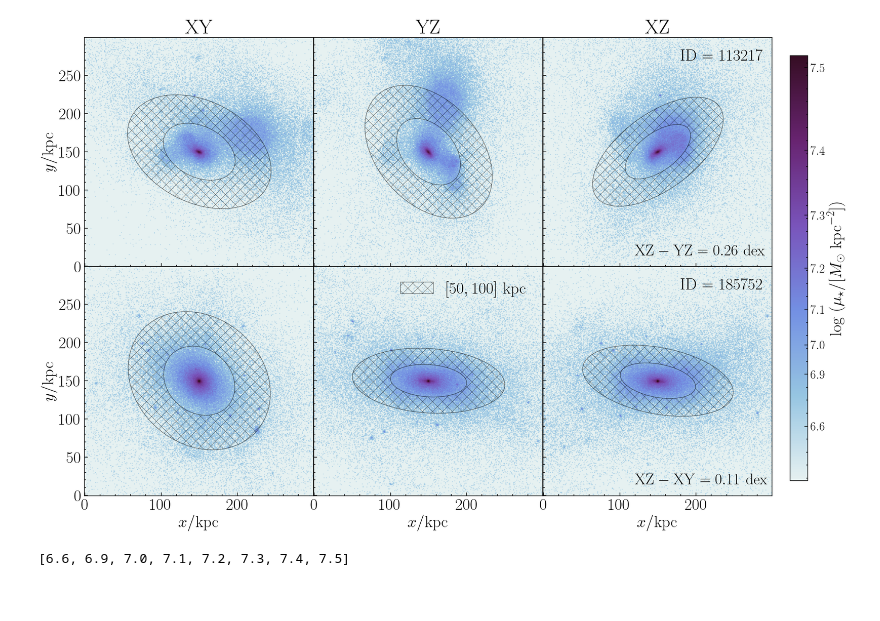
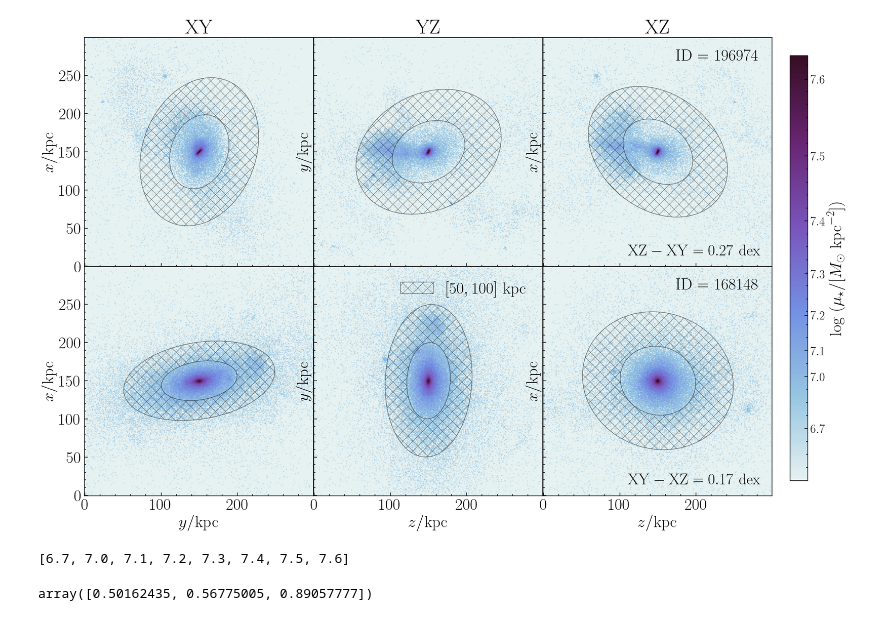
Before and after one commit to Xuchuyi/HaloMassProxy, a Jupyter notebook: FigureNotebook/FigA1.ipynb, the cells around one changed output. Drawn from its saved outputs; the diff is of its cells as text; code cells hidden in the pictures.

```diff
--- a/FigureNotebook/FigA1.ipynb
+++ b/FigureNotebook/FigA1.ipynb
@@ -45,9 +45,9 @@ rcParams.update({'font.size': 40})
 data_dir="/Users/xushuo/work/Submit/Simulation/data/"
 fig_dir="/Users/xushuo/work/Papers/Simulation/Figure/"
 # %%
-with open(data_dir+"galaxies_tng300_072_map_data_58.txt",'rb') as f:
+with open(data_dir+"galaxies_tng300_072_map_data_154.txt",'rb') as f:
     map_dict1=pickle.load(f)
-with open(data_dir+"galaxies_tng300_072_map_data_138.txt",'rb') as f:
+with open(data_dir+"galaxies_tng300_072_map_data_115.txt",'rb') as f:
     map_dict2=pickle.load(f)
 # %%
 cmap0=palettable.cmocean.sequential.Dense_6.mpl_colormap
@@ -56,11 +56,11 @@ fig=plt.figure(figsize=(30,20.5))
 gs = fig.add_gridspec(2,3, hspace=0, wspace=0,width_ratios=(1,1,1))
 axlist= gs.subplots(sharex='col', sharey='row')
 projlist=[r'\rm XY',r'\rm YZ',r'\rm XZ']
-num_list=[r'$=113217$',r'$=185752$']
+num_list=[r'$=196974$',r'$=168148$']
 map_data0=map_dict1['map_data']
 eps0=map_dict1['eps']
 pa0=map_dict1['pa']
-str_list=[r'${\rm XZ-YZ}=0.26{\rm\ dex}$',r'${\rm XZ-XY}=0.11{\rm\ dex}$']
+str_list=[r'${\rm XZ-XY}=0.27{\rm\ dex}$',r'${\rm XY-XZ}=0.17{\rm\ dex}$']
 map_data=map_data0[1]
 x_size, y_size = map_data.shape
 
@@ -89,40 +89,46 @@ map_data=map_data0[1]
 x_size, y_size = map_data.shape
 
 
 for i in range(3):
     map_data=map_data0[i]
     map_norm = map_data / norm_factor0
 
     ax1=axlist[1,i]
     eps=eps0[i]
     pa=pa0[i]
     ax1.imshow(np.arcsinh(np.sqrt(map_norm*3)), origin='lower',cmap=cmap0,vmin=0,vmax=3.6)
     #ell=Ellipse((150,150),60,60*(1-eps),angle=pa,fill=False,ls='--',color='yellow',label=r'$30{\rm kpc}$')
     band=EllipticalAnnulus((150,150),a_in=50,a_out=100,b_in=50*(1-eps),b_out=100*(1-eps),theta=pa*np.pi/180)
     band1=band._to_patch(hatch='x',color='black',label=r'$[50,100]${\rm\ kpc}',alpha=0.5,lw=1.5)
     ax1.add_patch(band1)
     #ax1.add_artist(ell)
-    ax1.set_xlabel(r'$x/{\rm kpc}$')
+    if i==0:
+        ax1.set_xlabel(r'$y/{\rm kpc}$')
+    else:
+        ax1.set_xlabel(r'$z/{\rm kpc}$')
 
 for i in range(2):
     ax1=axlist[i,0]
+    ax1.set_ylabel(r'$x/{\rm kpc}$')
+    ax1=axlist[i,1]
     ax1.set_ylabel(r'$y/{\rm kpc}$')
     ax2=axlist[i,2]
-    ax2.text(0.6, 0.9, r'\rm ID '+num_list[i], transform=ax2.transAxes, size=40, color='Black')
-    ax2.text(0.4, 0.05, str_list[i], transform=ax2.transAxes, size=38, color='Black')
+    ax2.text(0.58, 0.9, r'\rm ID '+num_list[i], transform=ax2.transAxes, size=40, color='Black')
+    ax2.text(0.37, 0.05, str_list[i], transform=ax2.transAxes, size=38, color='Black')
+    ax2.set_ylabel(r'$x/{\rm kpc}$')
 
 
 # Colorbar
 cax = fig.add_axes([0.92, 0.15, 0.02, 0.7])
 cbar = plt.colorbar(SC, cax=cax, orientation='vertical')
-cbar.ax.set_yticks([0.46,0.9,1.15,1.45,1.8,2.25,2.8,3.5],list1,fontsize=30)
+cbar.ax.set_yticks([0.44,0.88,1.1,1.4,1.75,2.2,2.75,3.4],list1,fontsize=30)
 cbar.ax.set_ylabel(r'$\log\ (\mu_{\star}/[M_{\odot}\ \mathrm{kpc}^{-2}])$')
 axlist[1,1].legend(labelcolor='Black',frameon=False)
 plt.savefig(fig_dir+"FigA1.png",dpi=50)
 # %% [output]
-[figure, old version]
+[figure, new version]
 # %%
-list(np.round(np.log10(norm_factor0*np.sinh(np.asarray([0.46,0.9,1.15,1.45,1.8,2.25,2.8,3.5])/3**2))*100)/100)
+list(np.round(np.log10(norm_factor0*np.sinh(np.asarray([0.44,0.88,1.1,1.4,1.75,2.2,2.75,3.4])/3**2))*100)/100)
 # %% [output]
-[6.6, 6.9, 7.0, 7.1, 7.2, 7.3, 7.4, 7.5]
+[6.7, 7.0, 7.1, 7.2, 7.3, 7.4, 7.5, 7.6]
 # %%
@@ -129,0 +136,4 @@ list1=[r'$6.6$', r'$6.9$', r'$7.0$', r'$7.1$',r'$7.2$', r'$7.3$', r'$7.4$', r'$7
+# %%
+np.asarray([1,1,1])-np.asarray(map_dict2['eps'])
+# %% [output]
+array([0.50162435, 0.56775005, 0.89057777])
```
Also changed, not shown: parts of 1 cell of this notebook, 7 other files.
